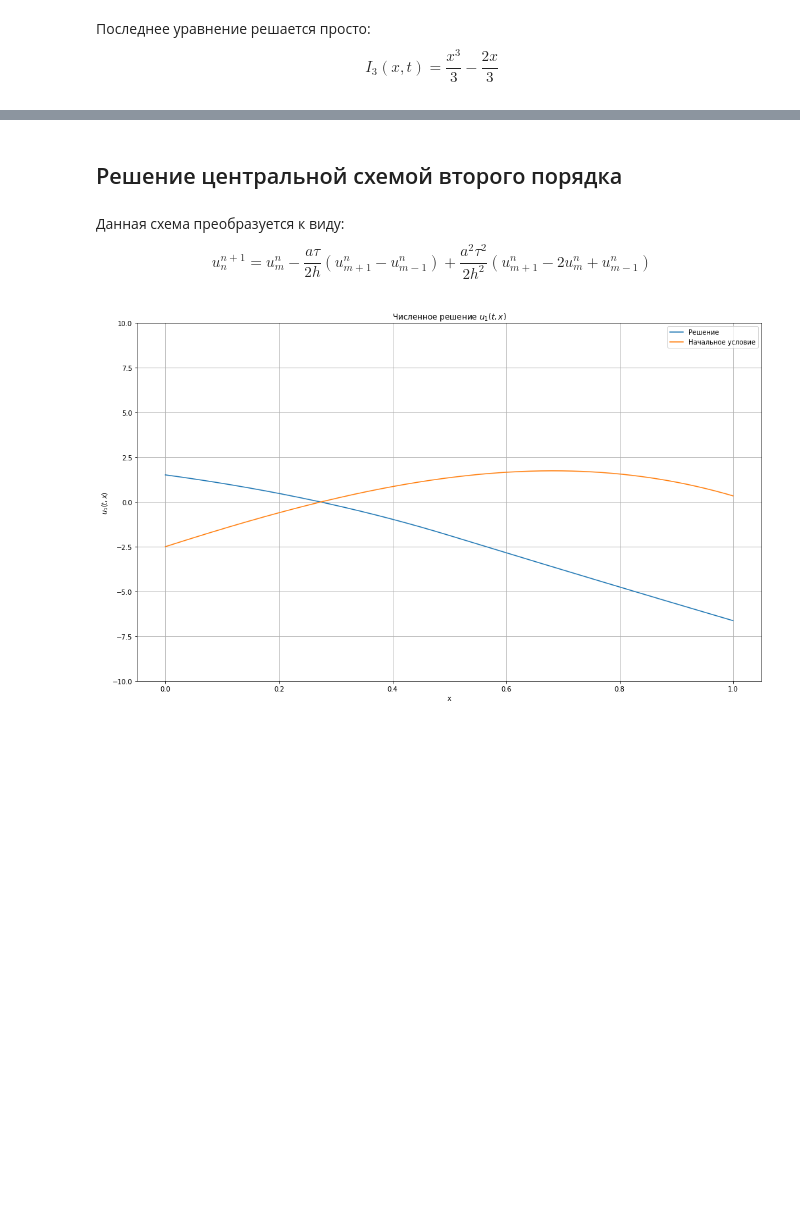
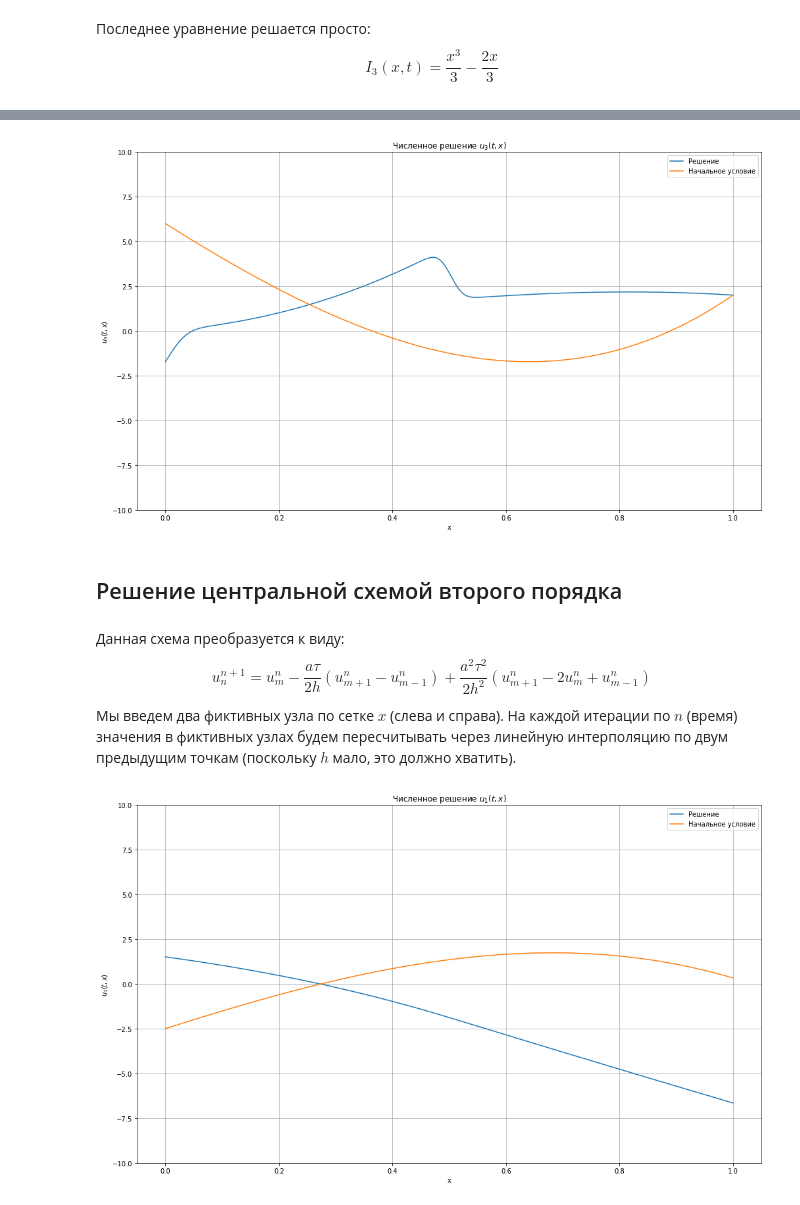
Before and after one commit to alekseik1/calc_math-labs, a Jupyter notebook: 2sem_2task.ipynb, the cells around one changed output, grey strips where cells are left out. Saved outputs shown, nothing was run; the diff lists cells and outputs as text; code cells hidden in the pictures; blank space fills up the shorter version.

```diff
--- a/2sem_2task.ipynb
+++ b/2sem_2task.ipynb
@@ -130,2 +367,46 @@ $\displaystyle \cfrac{\partial I_3 } {\partial t} -0\cdot\cfrac{\partial I_3 } {
+# %%
+# Строим анимацию для третьего графика
+
+import matplotlib.pyplot as plt
+from matplotlib import animation
+fig, ax = plt.subplots(figsize=(17,10))
+
+line, = ax.plot(x, u_3[:,0], label='Решение')
+initial, = ax.plot(x, u_3[:,0], label='Начальное условие')
+#ax.set_ylim([u_3.min()-0.1, u_3.max()+0.1])
+ax.set_ylim([-10, 10])
+ax.title.set_text('Численное решение $u_3(t, x)$')
+ax.set_xlabel("x")
+ax.set_ylabel('$u_3(t, x)$')
+ax.legend()
+ax.grid()
+
+
+def init():  # only required for blitting to give a clean slate.
+    line.set_ydata([np.nan] * len(x))
+    initial.set_ydata([np.nan] * len(x))
+    return line, initial,
+
+
+def animate(i):
+    line.set_ydata(u_3[:,i*10])  # update the data.
+    initial.set_ydata(u_3[:,0])  # update the data.
+    return line, initial,
+
+
+ani = animation.FuncAnimation(
+    fig, animate, init_func=init, interval=30, blit=True, save_count=(u_3.shape[1]-1)/10)
+
+# To save the animation, use e.g.
+#
+ani.save("movie_ugol_u3.mp4")
+#
+# or
+#
+#from matplotlib.animation import FFMpegWriter
+#writer = FFMpegWriter(fps=200, metadata=dict(artist='Me'), bitrate=1800)
+#ani.save("movie1.mp4", writer=writer)
+# %% [output]
+[figure, added]
 # %% [markdown]
 ## Решение центральной схемой второго порядка
@@ -136,4 +415,5 @@ I = [sp.lambdify(x, (Omega*u)[i]) for i in range(Omega.shape[0])]
 \begin{equation*}
     u _ { n } ^ { n + 1 } = u _ { m } ^ { n } - \frac { a \tau } { 2 h } \left( u _ { m + 1 } ^ { n } - u _ { m - 1 } ^ { n } \right) + \frac { a ^ { 2 } \tau ^ { 2 } } { 2 h ^ { 2 } } \left( u _ { m + 1 } ^ { n } - 2 u _ { m } ^ { n } + u _ { m - 1 } ^ { n } \right)
 \end{equation*}
+Мы введем два фиктивных узла по сетке $x$ (слева и справа). На каждой итерации по $n$ (время) значения в фиктивных узлах будем пересчитывать через линейную интерполяцию по двум предыдущим точкам (поскольку $h$ мало, это должно хватить).
 # %%
```
Also changed, not shown: parts of 28 cells of this notebook.
